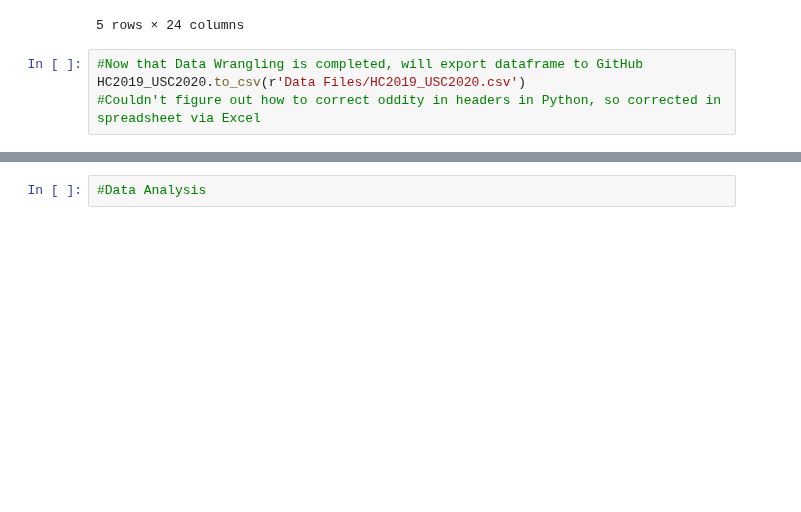
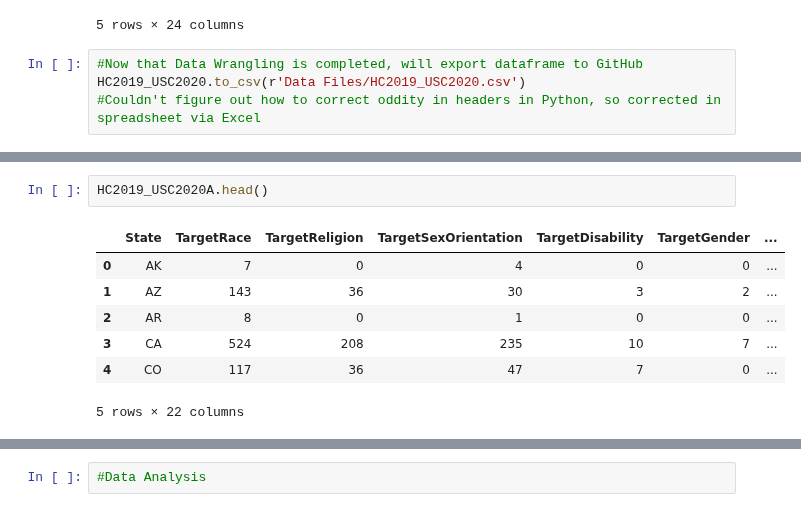
Before and after one commit to atamara/CrimeStatistics, a Jupyter notebook: Sayira Furnish - Data Wrangling.ipynb, the cells around one changed output, grey strips where cells are left out. Cells and saved outputs as stored; diff of their text form; blank space fills up the shorter version.

```diff
--- a/Sayira Furnish - Data Wrangling.ipynb
+++ b/Sayira Furnish - Data Wrangling.ipynb
@@ -467,0 +501,10 @@ plt.plot(HC2019_USC2020A['State'], HC2019_USC2020A['TargetReligion'])
+# %%
+HC2019_USC2020A.head()
+# %% [output]
+|  | State | TargetRace | TargetReligion | TargetSexOrientation | TargetDisability | TargetGender | ... |
+| 0 | AK | 7 | 0 | 4 | 0 | 0 | ... |
+| 1 | AZ | 143 | 36 | 30 | 3 | 2 | ... |
+| 2 | AR | 8 | 0 | 1 | 0 | 0 | ... |
+| 3 | CA | 524 | 208 | 235 | 10 | 7 | ... |
+| 4 | CO | 117 | 36 | 47 | 7 | 0 | ... |
+5 rows × 22 columns
```
Also changed, not shown: parts of 18 cells of this notebook.
